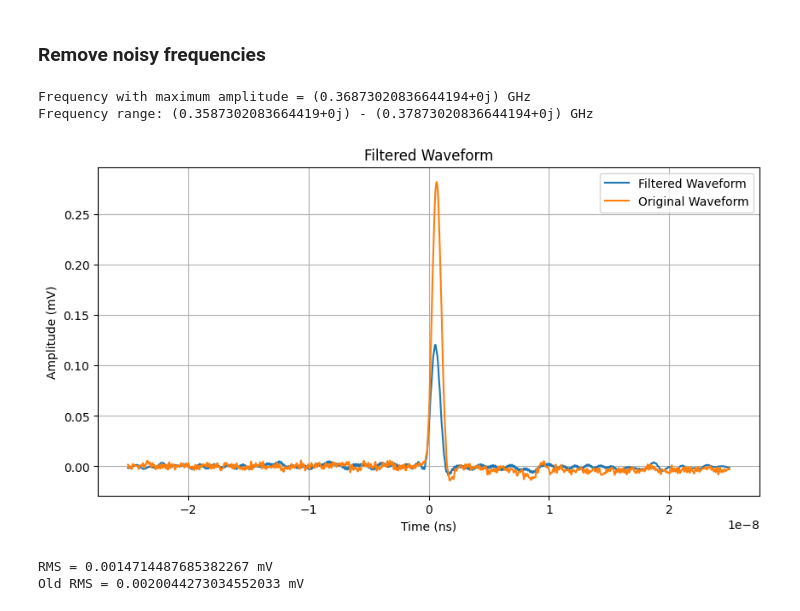
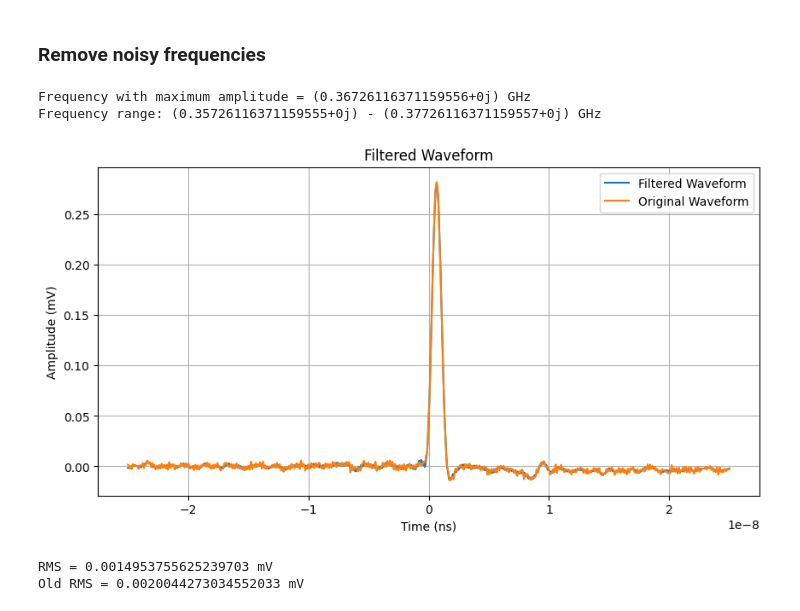
Before and after one commit to GiorgioAlbertoLucia/LabFNS2, a Jupyter notebook: Beta/src/signalFFT.ipynb, the cells around one changed output. Saved outputs shown, nothing was run; the diff lists cells and outputs as text; code cells hidden in the pictures.

```diff
--- a/Beta/src/signalFFT.ipynb
+++ b/Beta/src/signalFFT.ipynb
@@ -53,7 +53,7 @@ RMS = 0.0020044273034552033 mV
 # %% [markdown]
 ### FFT of first signal
 # %%
-fft_amplitude = fft(Amplitude_arr[3])
+fft_amplitude = fft(Amplitude_arr[0])
 xf = fftfreq(len(Amplitude_arr[3]), Time_arr[3][1] - Time_arr[2][0])
 df_fft = pd.DataFrame({'Frequency': xf, 'Amplitude': fft_amplitude})
 
@@ -78,35 +78,36 @@ freq_max = df_fft.iloc[idmax_ampl]['Frequency']
 amplitude_th =df_fft.iloc[idmax_ampl]['Amplitude']*0.9
 freq_window = 0.01e10
 print(f'Frequency with maximum amplitude = {(freq_max)*1e-10} GHz')
 print(f'Frequency range: {(freq_max-freq_window)*1e-10} - {(freq_max+freq_window)*1e-10} GHz')
 
 fft_amplitude_filtered = np.copy(fft_amplitude)
 # filter the signal requiring the frequency to be between freq_low_th and freq_high_th
 freq_low_th = np.real(freq_max - freq_window)
 freq_high_th = np.real(freq_max + freq_window)
+freq_high_th = 1e20
 fft_amplitude_filtered[(np.abs(df_fft['Frequency']) < freq_low_th) & (np.abs(df_fft['Frequency']) > freq_high_th)] = 0
 #require that the amplitude is above the threshold
 fft_amplitude_filtered[np.abs(fft_amplitude_filtered) < amplitude_th] = 0
 
 filtered_signal = np.real(ifft(fft_amplitude_filtered))
 
 fig, ax = plt.subplots(figsize=(10, 5))
 ax.plot(Time_arr[0], filtered_signal, label='Filtered Waveform')
 ax.plot(Time_arr[0], Amplitude_arr[0], label='Original Waveform')
 ax.set_xlabel('Time (ns)')
 ax.set_ylabel('Amplitude (mV)')
 ax.set_title('Filtered Waveform')
 ax.grid(True)
 ax.legend()
 plt.show()
 
 # get the RMS of an array
 signalRMS = getRMS(filtered_signal[20:220])
 print(f'RMS = {signalRMS} mV')
 print(f'Old RMS = {getRMS(Amplitude_arr[0][20:220])} mV')
 # %% [output]
-Frequency with maximum amplitude = (0.36873020836644194+0j) GHz
-Frequency range: (0.3587302083664419+0j) - (0.37873020836644194+0j) GHz
+Frequency with maximum amplitude = (0.36726116371159556+0j) GHz
+Frequency range: (0.35726116371159555+0j) - (0.37726116371159557+0j) GHz
-[figure, old version]
+[figure, new version]
-RMS = 0.0014714487685382267 mV
+RMS = 0.0014953755625239703 mV
 Old RMS = 0.0020044273034552033 mV
```
Also changed, not shown: parts of 4 cells of this notebook.
